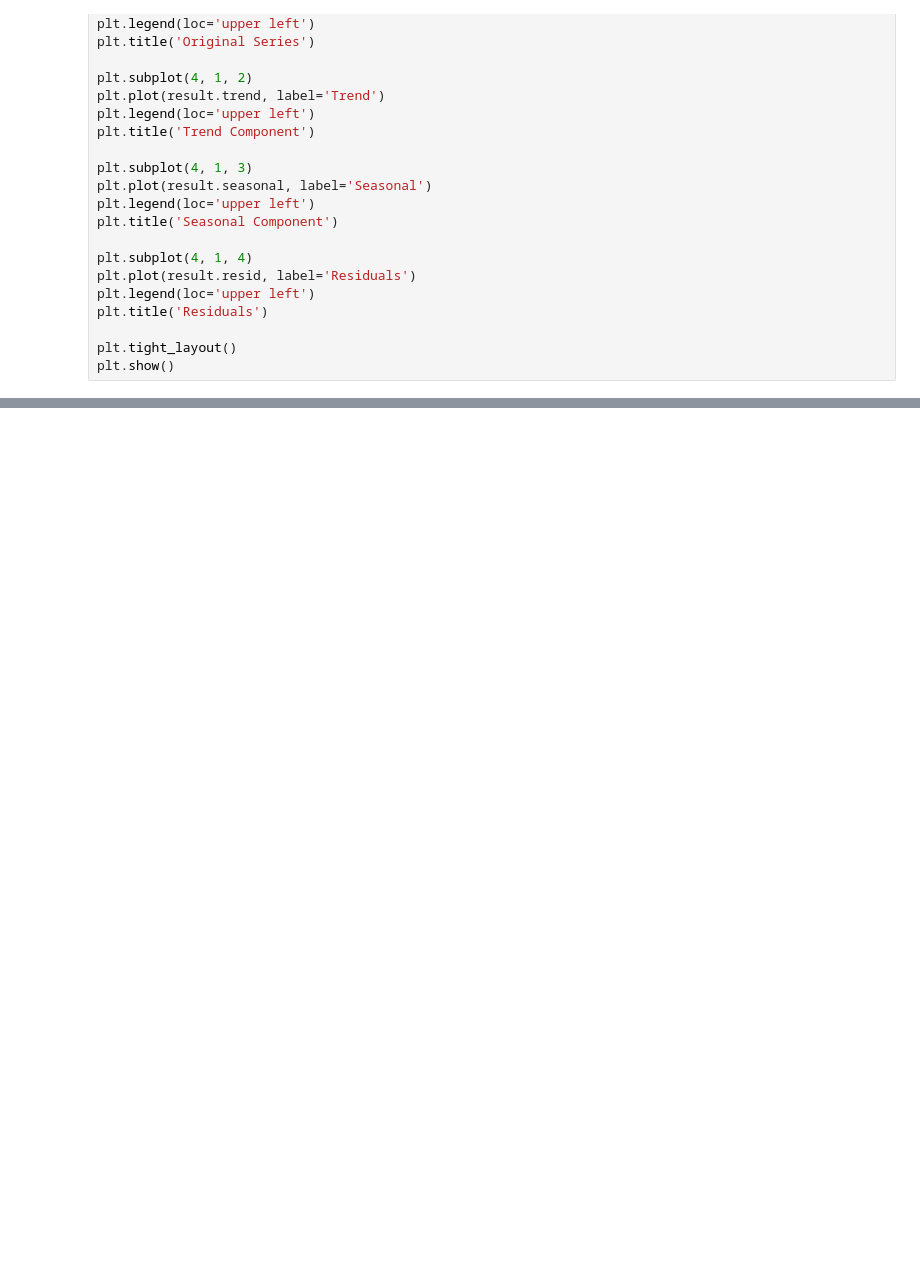
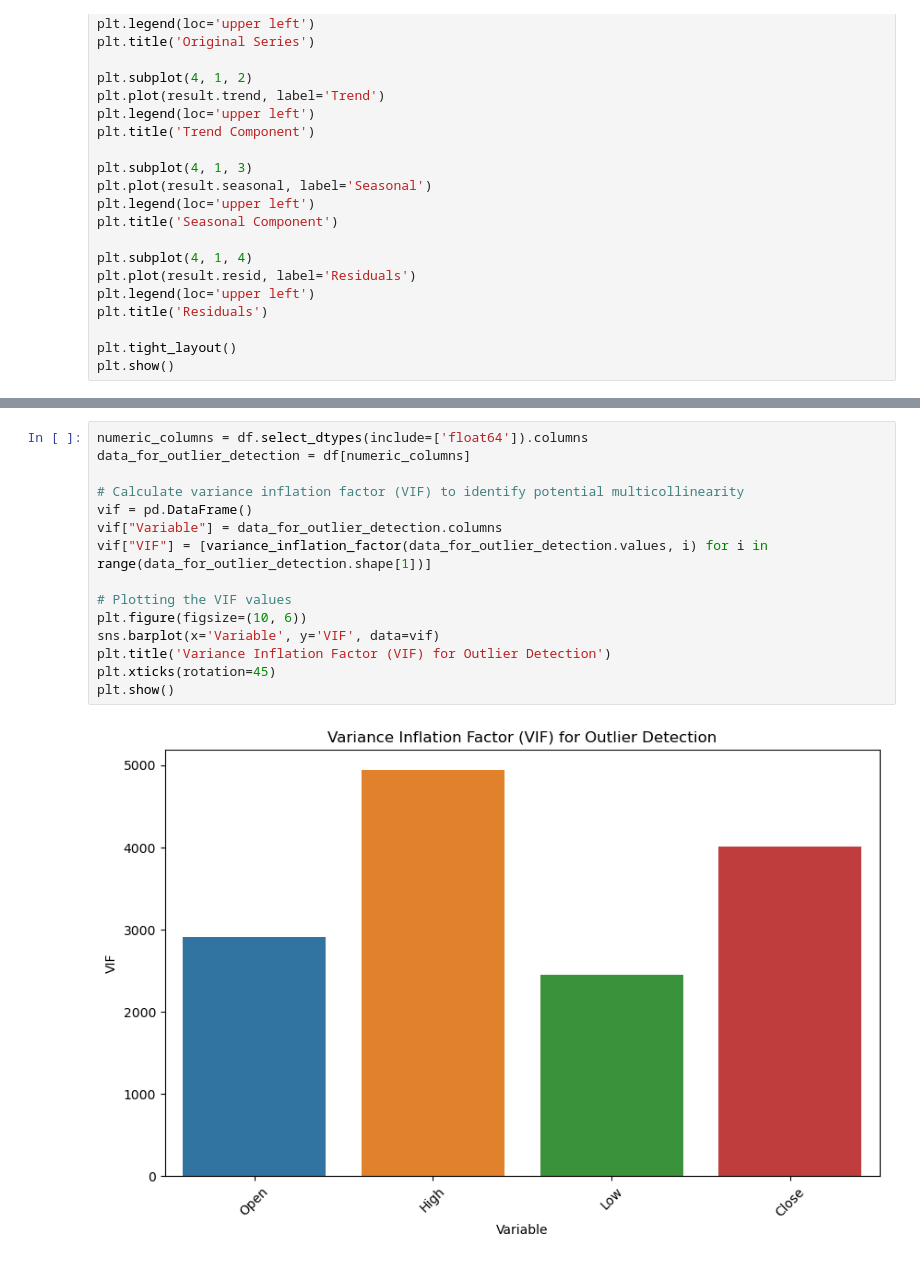
Before and after one commit to MarwaBrian/Crypto-Price-Prediction, a Jupyter notebook: crypto.ipynb, the cells around one changed output, grey strips where cells are left out. Saved outputs shown, nothing was run; the diff lists cells and outputs as text; blank space fills up the shorter version.

```diff
--- a/crypto.ipynb
+++ b/crypto.ipynb
@@ -343,0 +363,17 @@ plt.show()
+# %%
+numeric_columns = df.select_dtypes(include=['float64']).columns
+data_for_outlier_detection = df[numeric_columns]
+
+# Calculate variance inflation factor (VIF) to identify potential multicollinearity
+vif = pd.DataFrame()
+vif["Variable"] = data_for_outlier_detection.columns
+vif["VIF"] = [variance_inflation_factor(data_for_outlier_detection.values, i) for i in range(data_for_outlier_detection.shape[1])]
+
+# Plotting the VIF values
+plt.figure(figsize=(10, 6))
+sns.barplot(x='Variable', y='VIF', data=vif)
+plt.title('Variance Inflation Factor (VIF) for Outlier Detection')
+plt.xticks(rotation=45)
+plt.show()
+# %% [output]
+[figure, added]
```
Also changed, not shown: parts of 3 cells of this notebook.
